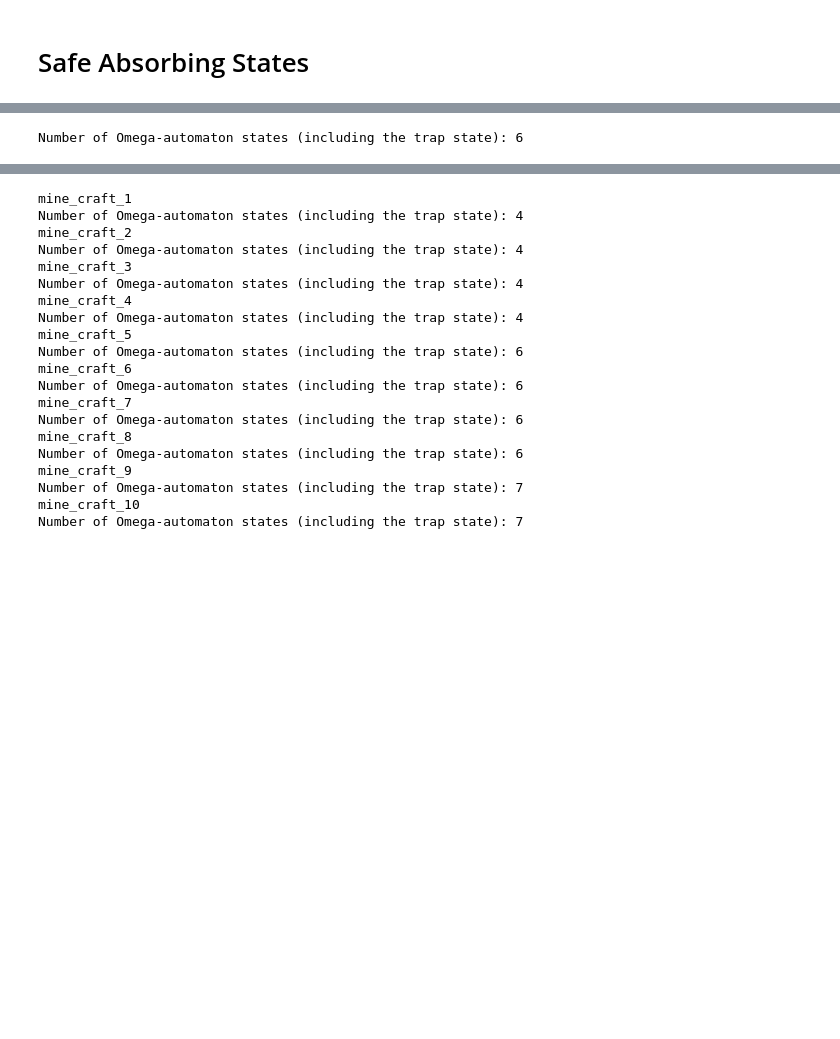
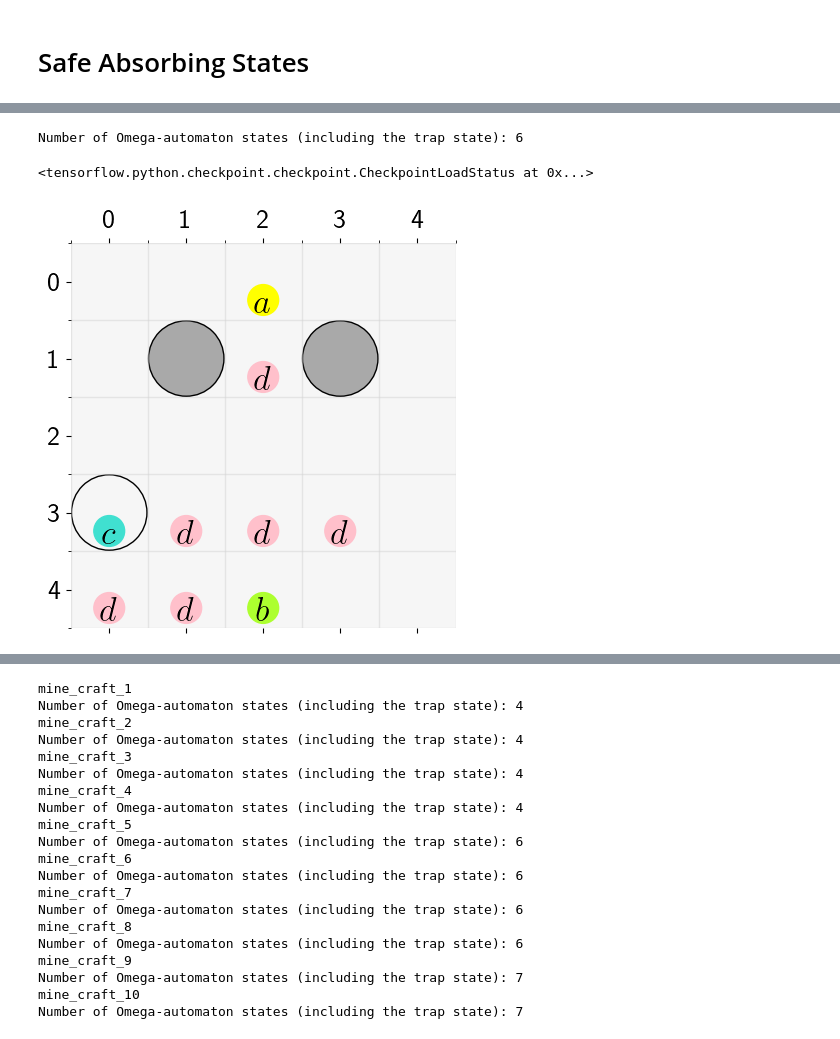
Before and after one commit to CL2-UWaterloo/RL-LTL, a Jupyter notebook: Main/Scratch.ipynb, the cells around one changed output, grey strips where cells are left out. Cells and saved outputs as stored; diff of their text form; code cells hidden in the pictures; blank space fills up the shorter version.

```diff
--- a/Main/Scratch.ipynb
+++ b/Main/Scratch.ipynb
@@ -18,7 +21,10 @@ from matplotlib import pyplot as plt
 # %%
-gw = grid_world(name='sequential_delivery', n_danger=5, plot=False, p=1)
+gw = grid_world(name='sequential_delivery', n_danger=6, plot=True, p=1)
 csrl = gw.csrl
 model = build_model(gw.ch_states[(0,0,0,0)].shape, gw.csrl.shape[-1])
+model.load_weights(f'outputs/models/gen_mdp/sequential_delivery_p{gw.p}')
 # %% [output]
 Number of Omega-automaton states (including the trap state): 6
+<tensorflow.python.checkpoint.checkpoint.CheckpointLoadStatus at 0x...>
+[figure, added]
 # %%
```
Also changed, not shown: parts of 5 cells of this notebook, 4 other files.
